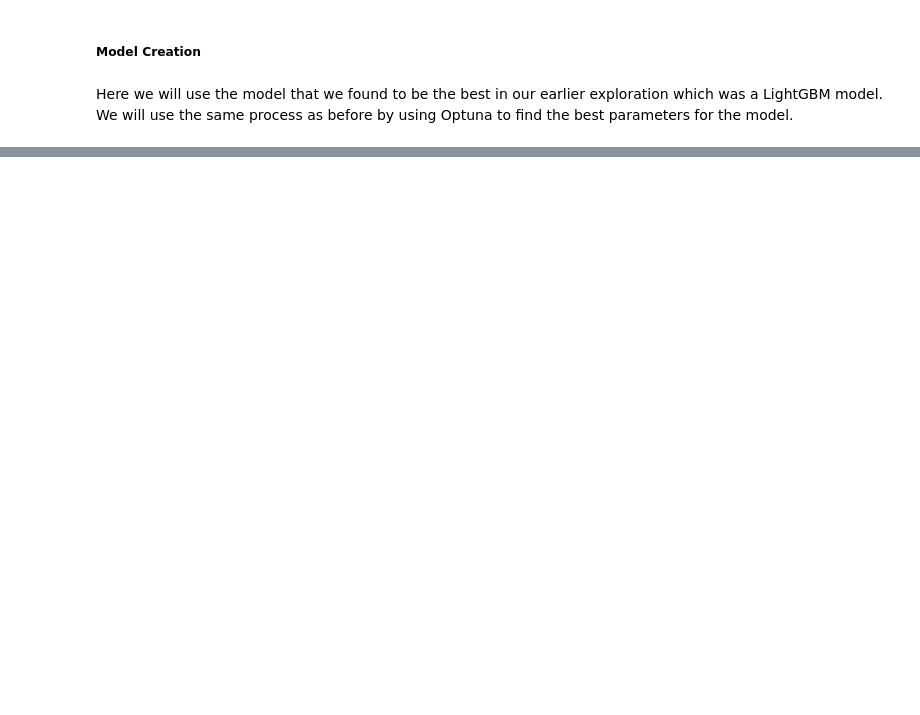
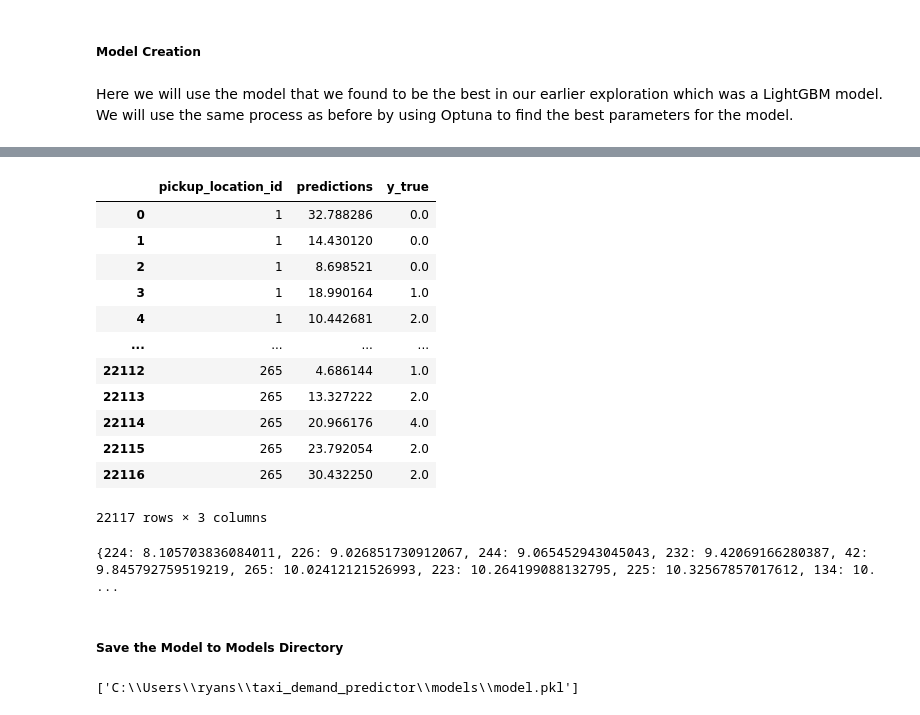
Before and after one commit to ryslipe/taxi_demand_predictor, a Jupyter notebook: notebooks/13_model_training_pipeline.ipynb, the cells around one changed output, grey strips where cells are left out. Saved outputs shown, nothing was run; the diff lists cells and outputs as text; code cells hidden in the pictures; blank space fills up the shorter version.

Commit message:
model

```diff
--- a/notebooks/13_model_training_pipeline.ipynb
+++ b/notebooks/13_model_training_pipeline.ipynb
@@ -262,0 +369,3 @@ def objective(trial: optuna.trial.Trial) -> float:
+# %%
+segmented_mae = X_test.copy()
+segmented_mae = segmented_mae[['pickup_location_id']]
@@ -262,0 +388,23 @@ def objective(trial: optuna.trial.Trial) -> float:
+# %%
+# make predictions a series and concat it
+mae_pred = pd.Series(predictions, index = segmented_mae.index, name = 'predictions')
+# %%
+mae_true = pd.Series(y_test, index = segmented_mae.index, name='y_true')
+# %%
+result = pd.concat([segmented_mae, mae_pred, mae_true], axis = 1)
+# %%
+result
+# %% [output]
+|  | pickup_location_id | predictions | y_true |
+| 0 | 1 | 32.788286 | 0.0 |
+| 1 | 1 | 14.430120 | 0.0 |
+| 2 | 1 | 8.698521 | 0.0 |
+| 3 | 1 | 18.990164 | 1.0 |
+| 4 | 1 | 10.442681 | 2.0 |
+| ... | ... | ... | ... |
+| 22112 | 265 | 4.686144 | 1.0 |
+| 22113 | 265 | 13.327222 | 2.0 |
+| 22114 | 265 | 20.966176 | 4.0 |
+| 22115 | 265 | 23.792054 | 2.0 |
+| 22116 | 265 | 30.432250 | 2.0 |
+22117 rows × 3 columns
@@ -262,0 +424,8 @@ def objective(trial: optuna.trial.Trial) -> float:
+# %%
+# Sort the dictionary by value
+sorted_mae_dict = {k: v for k, v in sorted(mae_dict.items(), key=lambda item: item[1])}
+
+# Display the sorted dictionary
+print(sorted_mae_dict)
+# %% [output]
+{224: 8.105703836084011, 226: 9.026851730912067, 244: 9.065452943045043, 232: 9.42069166280387, 42: 9.845792759519219, 265: 10.02412121526993, 223: 10.264199088132795, 225: 10.32567857017612, 134: 10. ...
@@ -262,0 +434,10 @@ def objective(trial: optuna.trial.Trial) -> float:
+# %% [markdown]
+##### Save the Model to Models Directory
+# %%
+import joblib
+from src.paths import MODELS_DIR
+
+# save the model to this directory
+joblib.dump(pipeline, MODELS_DIR / 'model.pkl')
+# %% [output]
+['C:\\Users\\ryans\\taxi_demand_predictor\\models\\model.pkl']
```
Also changed, not shown: parts of 26 cells of this notebook.
